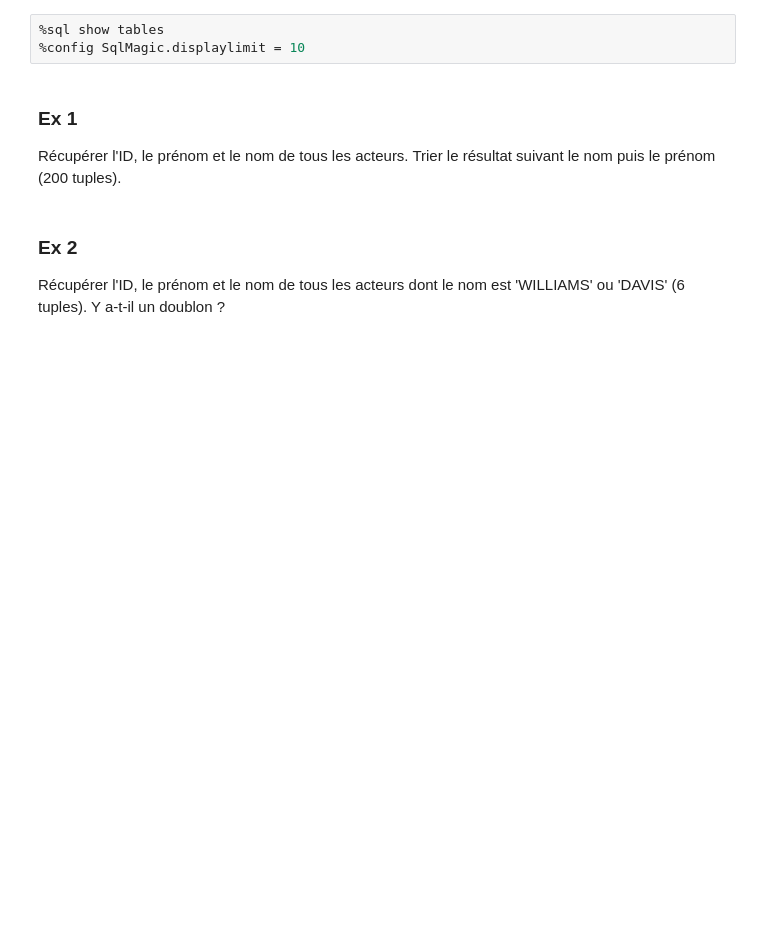
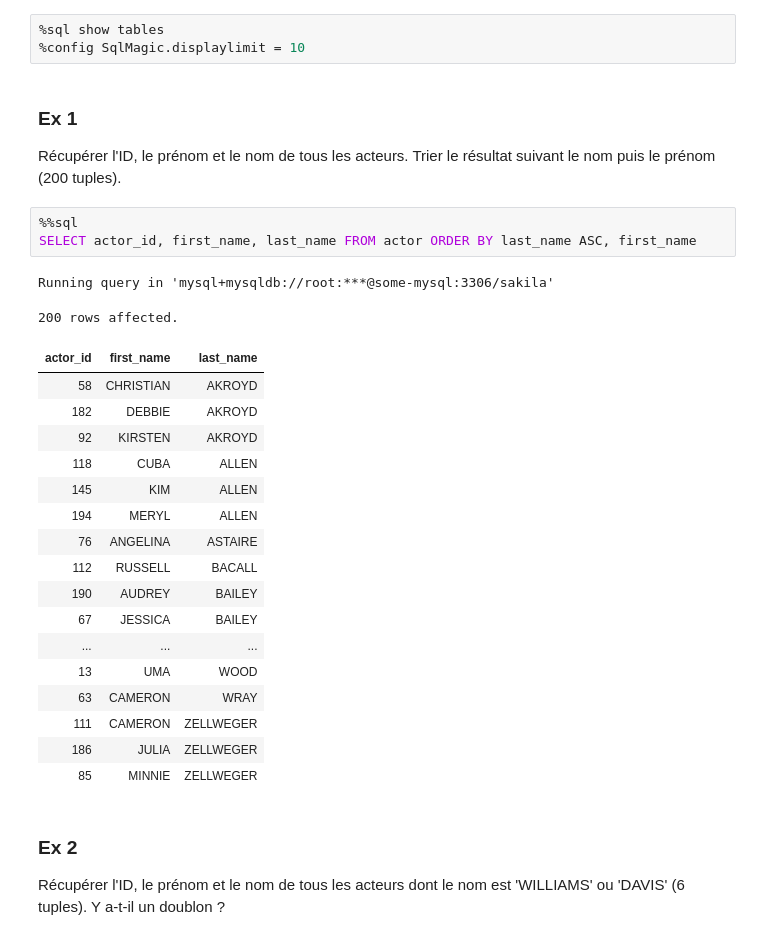
Before and after one commit to antoinech-courses/BigData-TP, a Jupyter notebook: tp1-2-3/tp1-2/tp2.ipynb, the cells around one changed output. Cells and saved outputs as stored; diff of their text form; blank space fills up the shorter version.

```diff
--- a/tp1-2-3/tp1-2/tp2.ipynb
+++ b/tp1-2-3/tp1-2/tp2.ipynb
@@ -19,6 +22,29 @@ Vous pouvez ajouter des cellules de code pour explorer la base si besoin, sinon
 ### Ex 1
 
 Récupérer l'ID, le prénom et le nom de tous les acteurs. Trier le résultat suivant le nom puis le prénom (200 tuples).
+# %%
+%%sql
+SELECT actor_id, first_name, last_name FROM actor ORDER BY last_name ASC, first_name
+# %% [output]
+Running query in 'mysql+mysqldb://root:***@some-mysql:3306/sakila'
+200 rows affected.
+| actor_id | first_name | last_name |
+| 58 | CHRISTIAN | AKROYD |
+| 182 | DEBBIE | AKROYD |
+| 92 | KIRSTEN | AKROYD |
+| 118 | CUBA | ALLEN |
+| 145 | KIM | ALLEN |
+| 194 | MERYL | ALLEN |
+| 76 | ANGELINA | ASTAIRE |
+| 112 | RUSSELL | BACALL |
+| 190 | AUDREY | BAILEY |
+| 67 | JESSICA | BAILEY |
+| ... | ... | ... |
+| 13 | UMA | WOOD |
+| 63 | CAMERON | WRAY |
+| 111 | CAMERON | ZELLWEGER |
+| 186 | JULIA | ZELLWEGER |
+| 85 | MINNIE | ZELLWEGER |
 # %% [markdown]
 ### Ex 2
 
```
Also changed, not shown: parts of 22 cells of this notebook, 1 other file.
